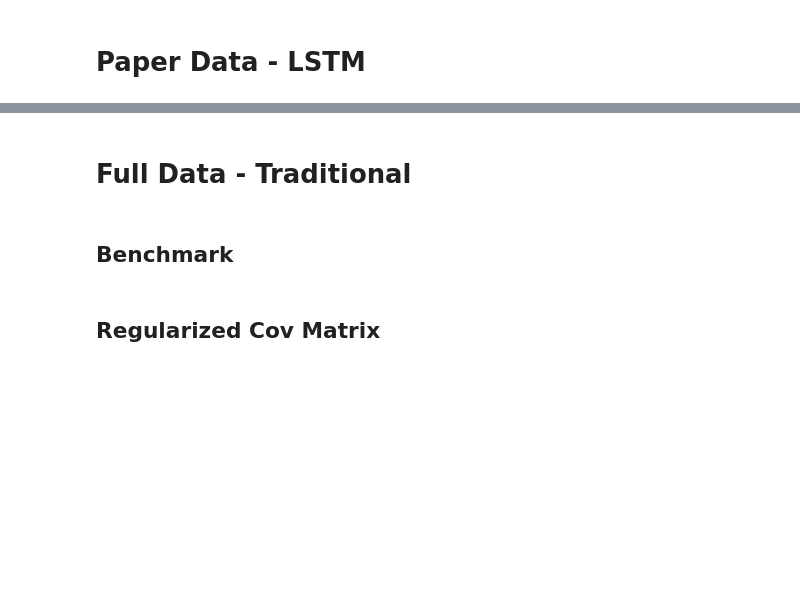
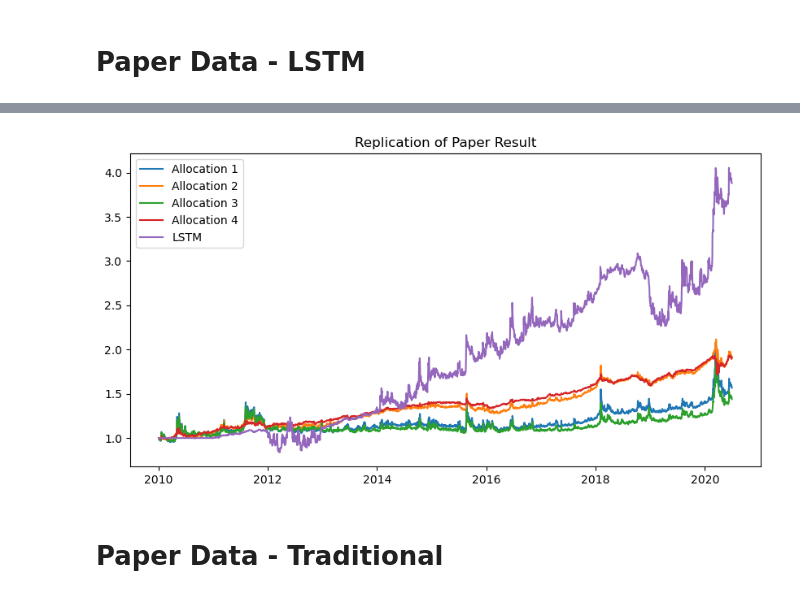
Before and after one commit to Xuanfu-lab/230ZA_Project, a Jupyter notebook: portfolio_opmization_main_framwork.ipynb, the cells around one changed output, grey strips where cells are left out. Drawn from its saved outputs; the diff is of its cells as text; code cells hidden in the pictures; blank space fills up the shorter version.

```diff
--- a/portfolio_opmization_main_framwork.ipynb
+++ b/portfolio_opmization_main_framwork.ipynb
@@ -287,7 +284,10 @@ def optimize_portfolio_LSTM(price_long, period=66):
         chunk_weights = portfolio_optimization_LSTM(prices)
         weights = pd.concat([weights, chunk_weights], axis=0, ignore_index=True)
 
-    weights = pd.merge(weights, price_long[['Date', 'Ticker', 'Price']], on=['Date', 'Ticker'], how='left')
+    weights = pd.merge(weights, price_long[['Date', 'Ticker', 'Price']], on=['Date', 'Ticker'], how='right')
+    weights.sort_values('Date',inplace=True)
+    weights["Weight"] = weights.groupby("Ticker")["Weight"].fillna(method='ffill',axis=0)
+    weights["Annualized_vol"] = weights.groupby("Ticker")["Annualized_vol"].fillna(method='ffill',axis=0)
     return weights.reset_index(drop=True)
 # %% [markdown]
 ## Backtest Framework
@@ -333,8 +333,8 @@ def backtest(weight_long):
         pnl_below_var = port_pnl[port_pnl <= var]
         return pnl_below_var.mean()
 
-    avg_annual_ret = port_pnl.mean()
-    avg_annual_std = port_pnl.std()
+    avg_annual_ret = port_pnl.mean() * 252
+    avg_annual_std = port_pnl.std() * np.sqrt(252)
     s = skew(port_pnl)
     k = kurtosis(port_pnl)
     sharpe_ratio = avg_annual_ret / avg_annual_std
@@ -463,4 +476,13 @@ plt.plot(LSTM_result['nav'])
+# %%
+plt.figure(figsize = (10, 5))
+plt.plot(NAV_1, label = 'Allocation 1')
+plt.plot(NAV_2, label = 'Allocation 2')
+plt.plot(NAV_3, label = 'Allocation 3')
+plt.plot(NAV_4, label = 'Allocation 4')
+plt.plot(backtest(LSTM_weights)['nav'], label = 'LSTM')
+plt.legend()
+plt.title("Replication of Paper Result");
+# %% [output]
+[figure, added]
 # %% [markdown]
-# Full Data - Traditional
+# Paper Data - Traditional
-# %% [markdown]
-## Benchmark
@@ -481,2 +488,0 @@ display_backtest_results(loss_func_names, cov_est_methods)
-# %% [markdown]
-## Regularized Cov Matrix
```
Also changed, not shown: parts of 26 cells of this notebook.
